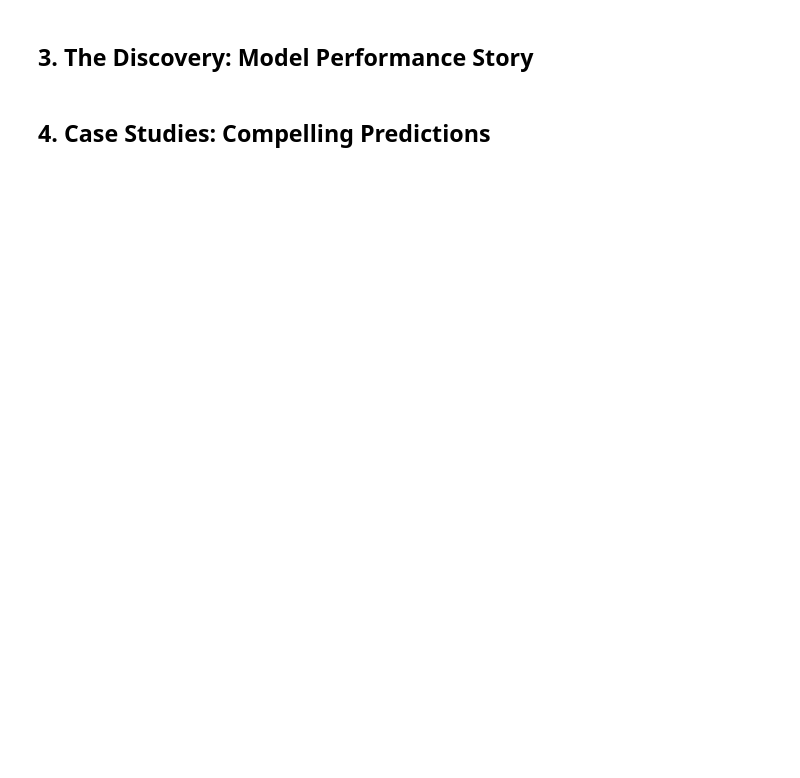
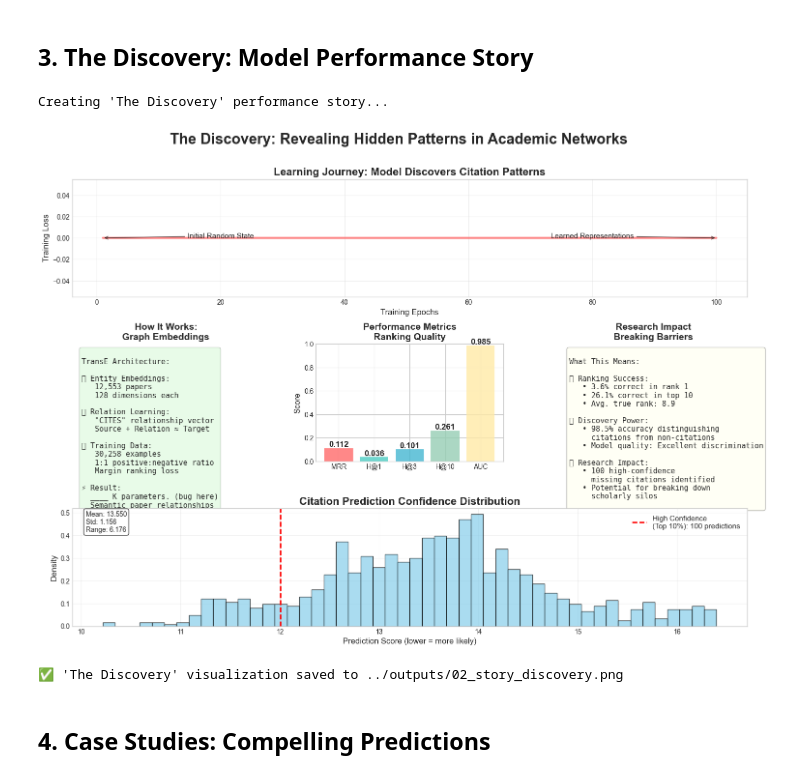
Before and after one commit to dagny099/scholar-matchmaker, a Jupyter notebook: notebooks/04_story_visualization.ipynb, the cells around one changed output. Drawn from its saved outputs; the diff is of its cells as text; code cells hidden in the pictures; blank space fills up the shorter version.

```diff
--- a/notebooks/04_story_visualization.ipynb
+++ b/notebooks/04_story_visualization.ipynb
@@ -253,9 +272,11 @@ TransE Architecture:
    Margin ranking loss
 
 ⚡ Result:
-   {sum(p.numel() for p in range(training_meta['num_entities'] * training_meta['embedding_dim'] + training_meta['embedding_dim'])) // 1000}K parameters
-   Semantic paper relationships
+  ____ K parameters. (bug here)
+  Semantic paper relationships
 """
+   # {sum(p.numel() for p in range(training_meta['num_entities'] * training_meta['embedding_dim'] + training_meta['embedding_dim'])) // 1000}K parameters
+   # Semantic paper relationships
 
 ax2.text(0.05, 0.95, architecture_text, transform=ax2.transAxes,
         fontsize=11, verticalalignment='top', fontfamily='monospace',
@@ -311,33 +332,37 @@ What This Means:
 """
 
 ax4.text(0.05, 0.95, success_text, transform=ax4.transAxes,
         fontsize=11, verticalalignment='top', fontfamily='monospace',
         bbox=dict(boxstyle='round', facecolor='lightyellow', alpha=0.3))
 ax4.set_title('Research Impact\nBreaking Barriers', fontweight='bold', fontsize=14)
 
 # Panel 5: Prediction Quality Distribution
 ax5 = fig.add_subplot(gs[2, :])
 ax5.hist(predictions_df['score'], bins=50, alpha=0.7, color='skyblue',
          edgecolor='black', density=True)
 ax5.axvline(predictions_df['score'].quantile(0.1), color='red', linestyle='--',
            linewidth=2, label=f'High Confidence\n(Top 10%): {pred_stats["high_confidence"]:,} predictions')
 ax5.set_xlabel('Prediction Score (lower = more likely)')
 ax5.set_ylabel('Density')
 ax5.set_title('Citation Prediction Confidence Distribution', fontweight='bold', fontsize=16)
 ax5.legend()
 ax5.grid(True, alpha=0.3)
 
 # Add summary statistics
 score_stats = predictions_df['score'].describe()
 stats_text = f"Mean: {score_stats['mean']:.3f}\nStd: {score_stats['std']:.3f}\nRange: {score_stats['max']-score_stats['min']:.3f}"
 ax5.text(0.02, 0.98, stats_text, transform=ax5.transAxes, fontsize=10,
          verticalalignment='top', bbox=dict(boxstyle='round', facecolor='white', alpha=0.8))
 
 plt.tight_layout()
 plt.savefig('../outputs/02_story_discovery.png', dpi=300, bbox_inches='tight')
 plt.show()
 
 print("✅ 'The Discovery' visualization saved to ../outputs/02_story_discovery.png")
+# %% [output]
+Creating 'The Discovery' performance story...
+[figure, added]
+✅ 'The Discovery' visualization saved to ../outputs/02_story_discovery.png
 # %% [markdown]
 ## 4. Case Studies: Compelling Predictions
 # %%
```
Also changed, not shown: parts of 7 cells of this notebook, 6 other files.
